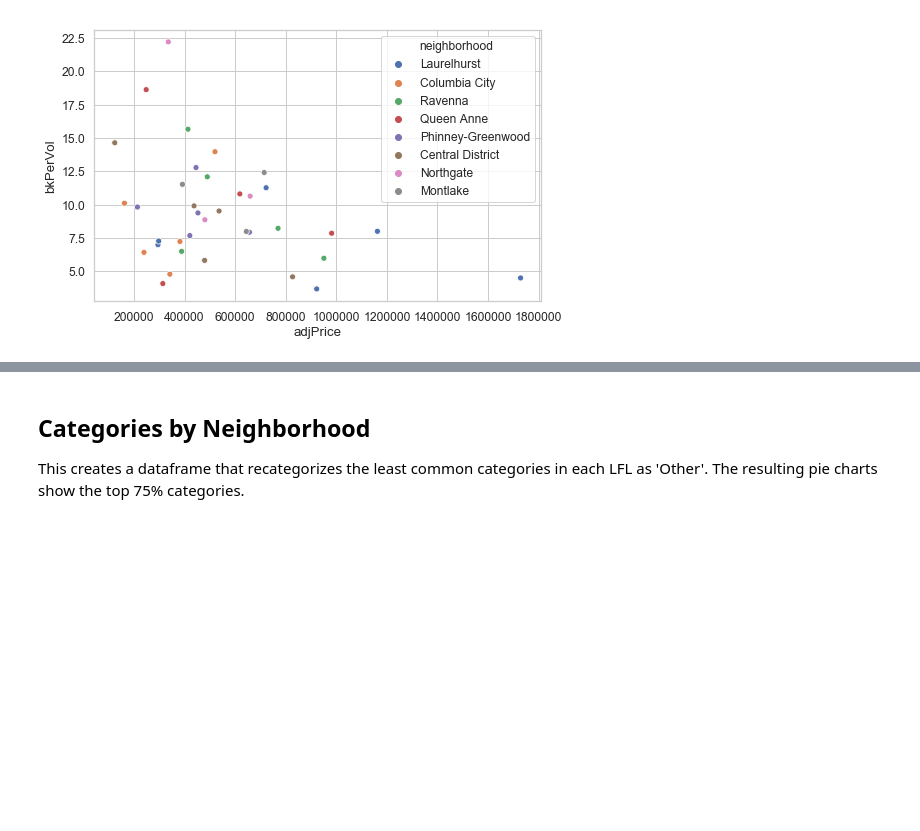
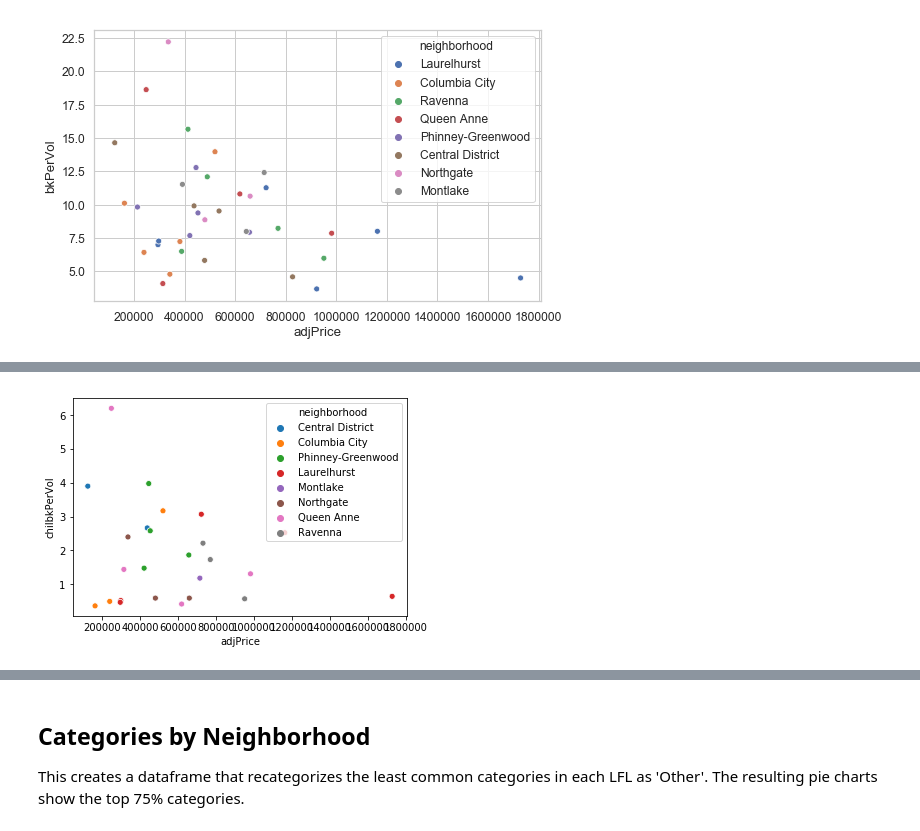
Before and after one commit to amckennafoster/seattle-littlefreelibrary, a Jupyter notebook: code/LFL-Analysis.ipynb, the cells around one changed output, grey strips where cells are left out. Cells and saved outputs as stored; diff of their text form; code cells hidden in the pictures; blank space fills up the shorter version.

```diff
--- a/code/LFL-Analysis.ipynb
+++ b/code/LFL-Analysis.ipynb
@@ -376,0 +404,6 @@ bksctadj = sns.scatterplot(y='bkPerVol', x='adjPrice', data=bksctstat,
+# %%
+#Adjusted price (price house sold, but in today's dollars) vs children's books per vol)
+childbooks = sns.scatterplot(y='chilbkPerVol', x='adjPrice', data=bkschilstat,
+                 hue='neighborhood')
+# %% [output]
+[figure, added]
```
Also changed, not shown: parts of 15 cells of this notebook, 1 other file.
